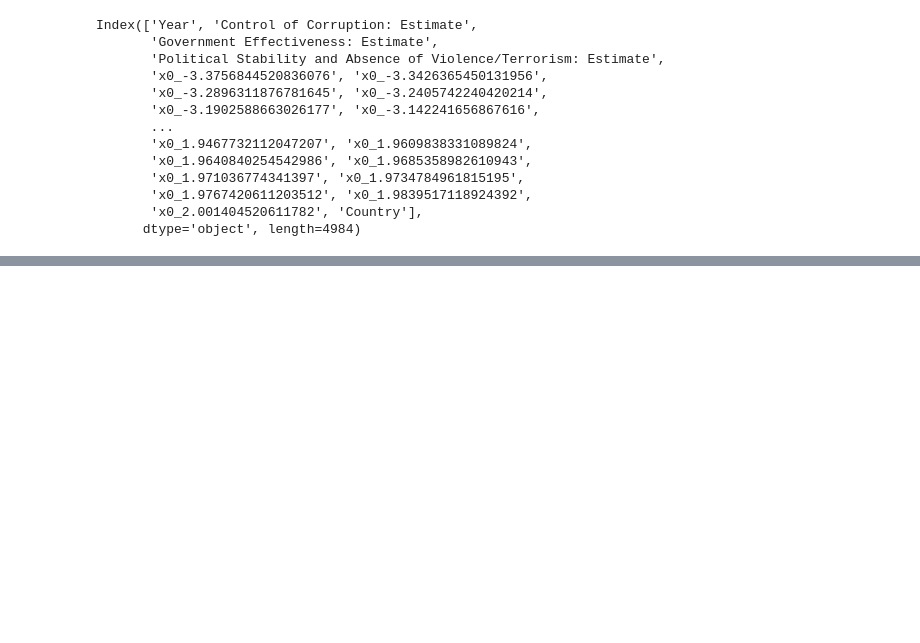
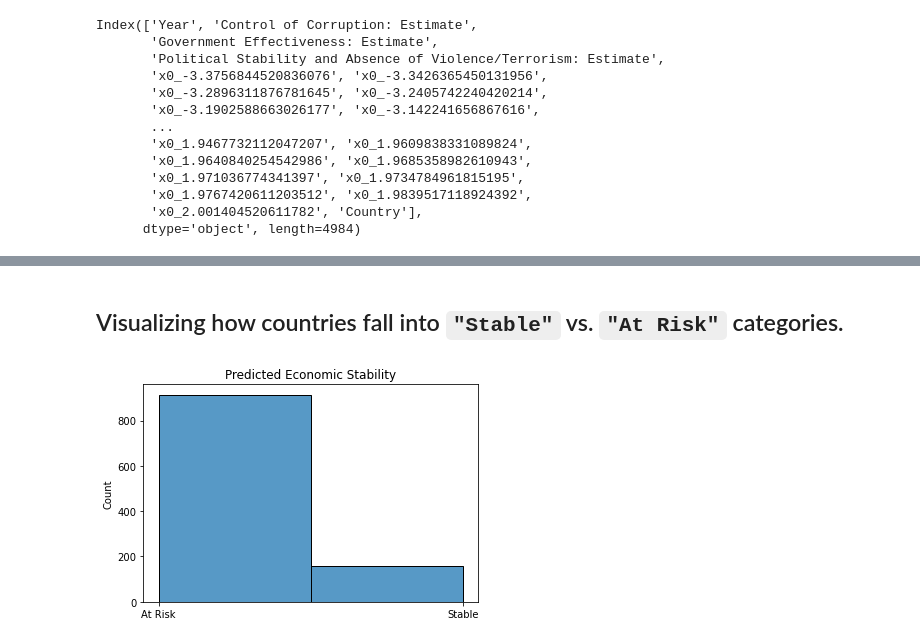
Before and after one commit to AUSTIN-QuadrantLOOM/project-phase-three, a Jupyter notebook: Macro economic risk of Graft analysis.ipynb, the cells around one changed output, grey strips where cells are left out. Cells and saved outputs as stored; diff of their text form; code cells hidden in the pictures; blank space fills up the shorter version.

```diff
--- a/Macro economic risk of Graft analysis.ipynb
+++ b/Macro economic risk of Graft analysis.ipynb
@@ -459,0 +405,5 @@ Name: Government Effectiveness: Estimate, Length: 214, dtype: float64
+# %%
+df_stability_metrics["Economic_Stability"] = df_stability_metrics.apply(
+    lambda row: "Stable" if row["Control of Corruption: Estimate"] >= 1 and row["Government Effectiveness: Estimate"] >= 1 else "At Risk",
+    axis=1
+)
@@ -459,0 +412,20 @@ Name: Government Effectiveness: Estimate, Length: 214, dtype: float64
+# %%
+from sklearn.model_selection import train_test_split
+from sklearn.linear_model import LogisticRegression
+from sklearn.metrics import accuracy_score, classification_report
+
+# Define features & labels
+X = df_stability_metrics[["Government Effectiveness: Estimate", "Control of Corruption: Estimate"]]
+y = df_stability_metrics["Economic_Stability"].map({"Stable": 1, "At Risk": 0})  # Binary labels
+
+# Split dataset
+X_train, X_test, y_train, y_test = train_test_split(X, y, test_size=0.2, random_state=42)
+
+# Train model
+model = LogisticRegression()
+model.fit(X_train, y_train)
+
+# Evaluate accuracy
+y_pred = model.predict(X_test)
+print(f"Model Accuracy: {accuracy_score(y_test, y_pred):.3f}")
+print(classification_report(y_test, y_pred))
@@ -459,0 +454,12 @@ Name: Government Effectiveness: Estimate, Length: 214, dtype: float64
+# %% [markdown]
+## Visualizing how countries fall into `"Stable"` vs. `"At Risk"` categories.
+# %%
+import seaborn as sns
+import matplotlib.pyplot as plt
+
+sns.histplot(y_pred, bins=2, kde=False)
+plt.xticks([0, 1], labels=["At Risk", "Stable"])
+plt.title("Predicted Economic Stability")
+plt.show()
+# %% [output]
+[figure, added]
```
Also changed, not shown: parts of 13 cells of this notebook.
